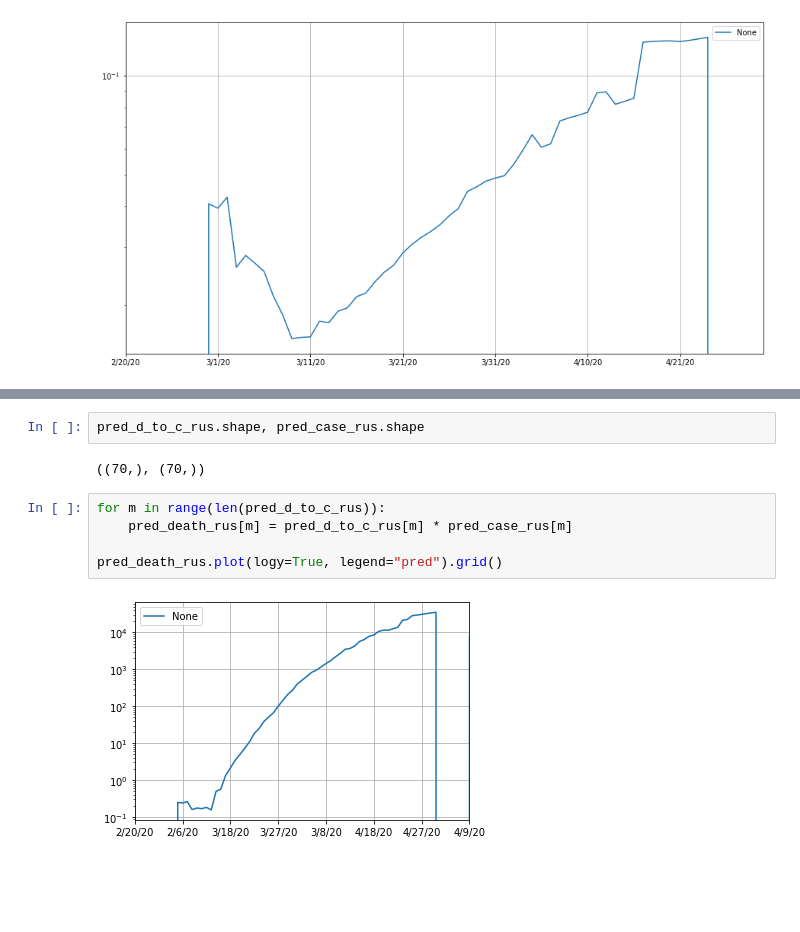
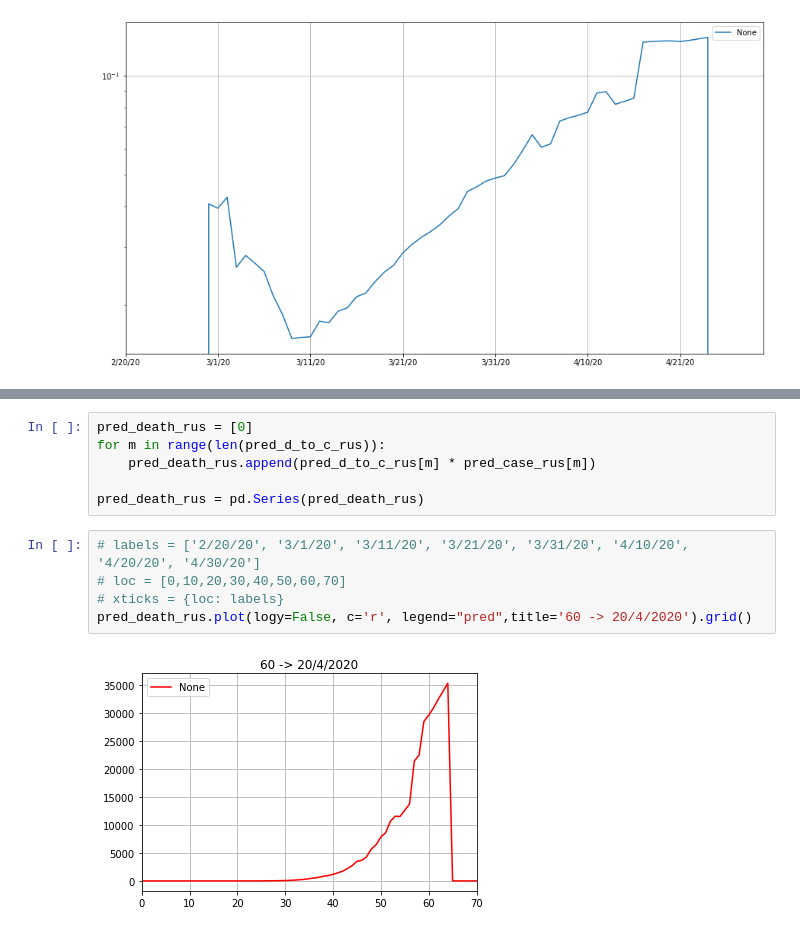
Before and after one commit to Dmitry1973/ML_for_business, a Jupyter notebook: covid.ipynb, the cells around one changed output, grey strips where cells are left out. Cells and saved outputs as stored; diff of their text form; blank space fills up the shorter version.

```diff
--- a/covid.ipynb
+++ b/covid.ipynb
@@ -462,11 +407,13 @@ dtype: float64
-# %%
-pred_d_to_c_rus.shape, pred_case_rus.shape
-# %% [output]
-((70,), (70,))
 # %%
+pred_death_rus = [0]
 for m in range(len(pred_d_to_c_rus)):
-    pred_death_rus[m] = pred_d_to_c_rus[m] * pred_case_rus[m]
+    pred_death_rus.append(pred_d_to_c_rus[m] * pred_case_rus[m])
 
-pred_death_rus.plot(logy=True, legend="pred").grid()
+pred_death_rus = pd.Series(pred_death_rus)
-# %% [output]
-[figure, removed]
+# %%
+# labels = ['2/20/20', '3/1/20', '3/11/20', '3/21/20', '3/31/20', '4/10/20', '4/20/20', '4/30/20']
+# loc = [0,10,20,30,40,50,60,70]
+# xticks = {loc: labels}
+pred_death_rus.plot(logy=False, c='r', legend="pred",title='60 -> 20/4/2020').grid()
+# %% [output]
+[figure, added]
```
Also changed, not shown: parts of 3 cells of this notebook.
